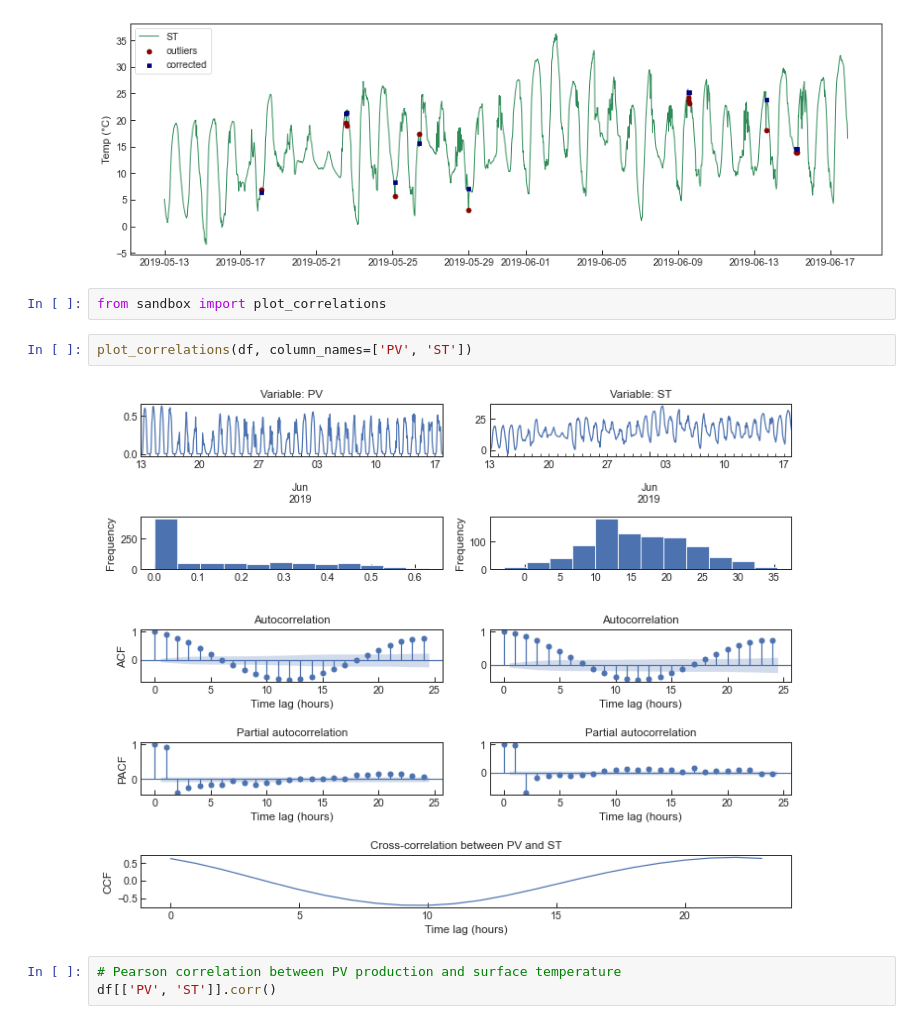
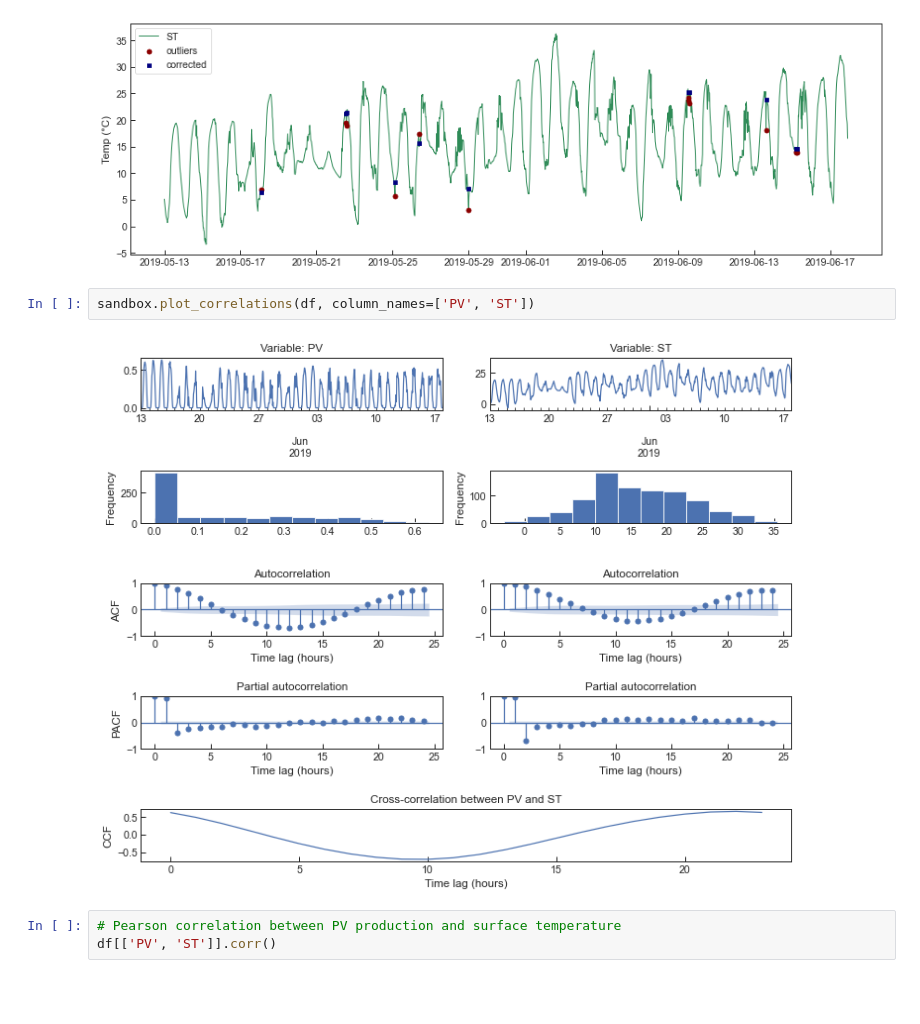
Before and after one commit to sarajcev/chained-regressors, a Jupyter notebook: model.ipynb, the cells around one changed output. Cells and saved outputs as stored; diff of their text form; blank space fills up the shorter version.

```diff
--- a/model.ipynb
+++ b/model.ipynb
@@ -119,12 +112,10 @@ fig.tight_layout()
 plt.show()
 # %% [output]
 [figure]
-# %%
-from sandbox import plot_correlations
 # %%
-plot_correlations(df, column_names=['PV', 'ST'])
+sandbox.plot_correlations(df, column_names=['PV', 'ST'])
 # %% [output]
-[figure, old version]
+[figure, new version]
 # %%
 # Pearson correlation between PV production and surface temperature
 df[['PV', 'ST']].corr()
```
Also changed, not shown: parts of 22 cells of this notebook, 1 other file.
